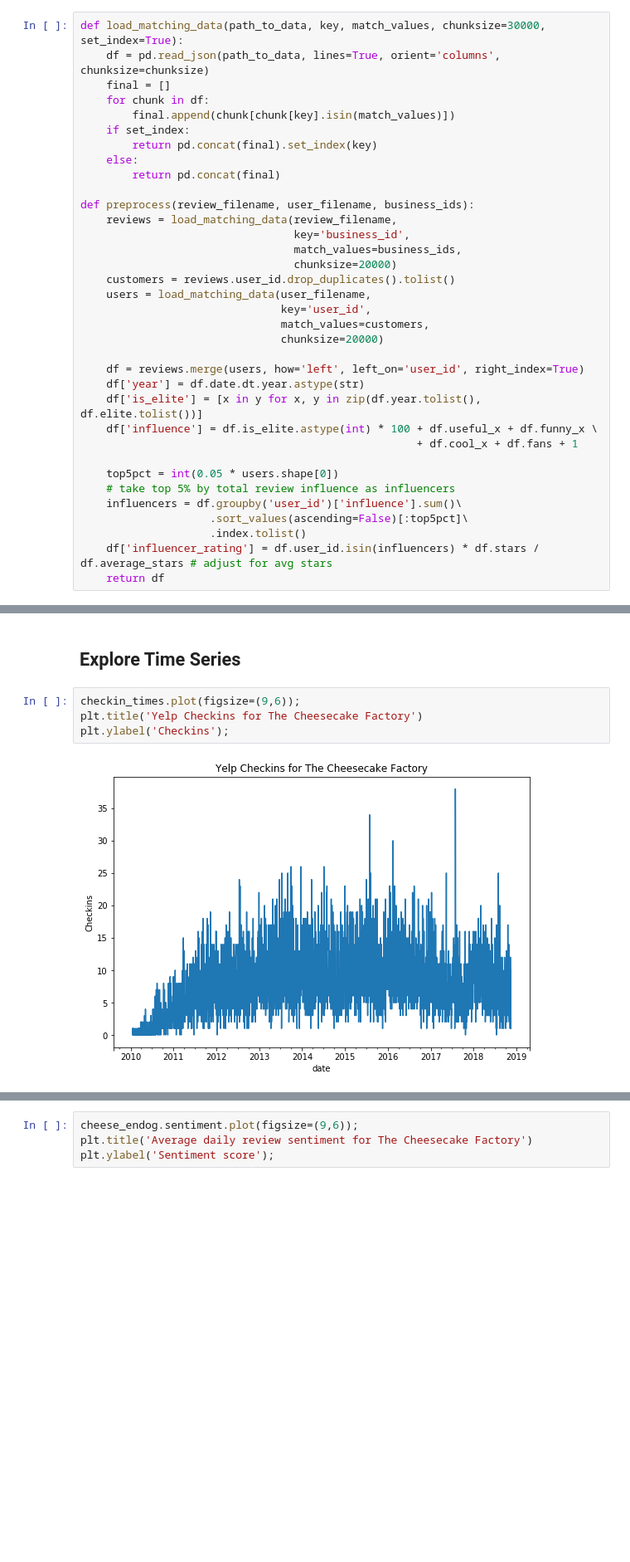
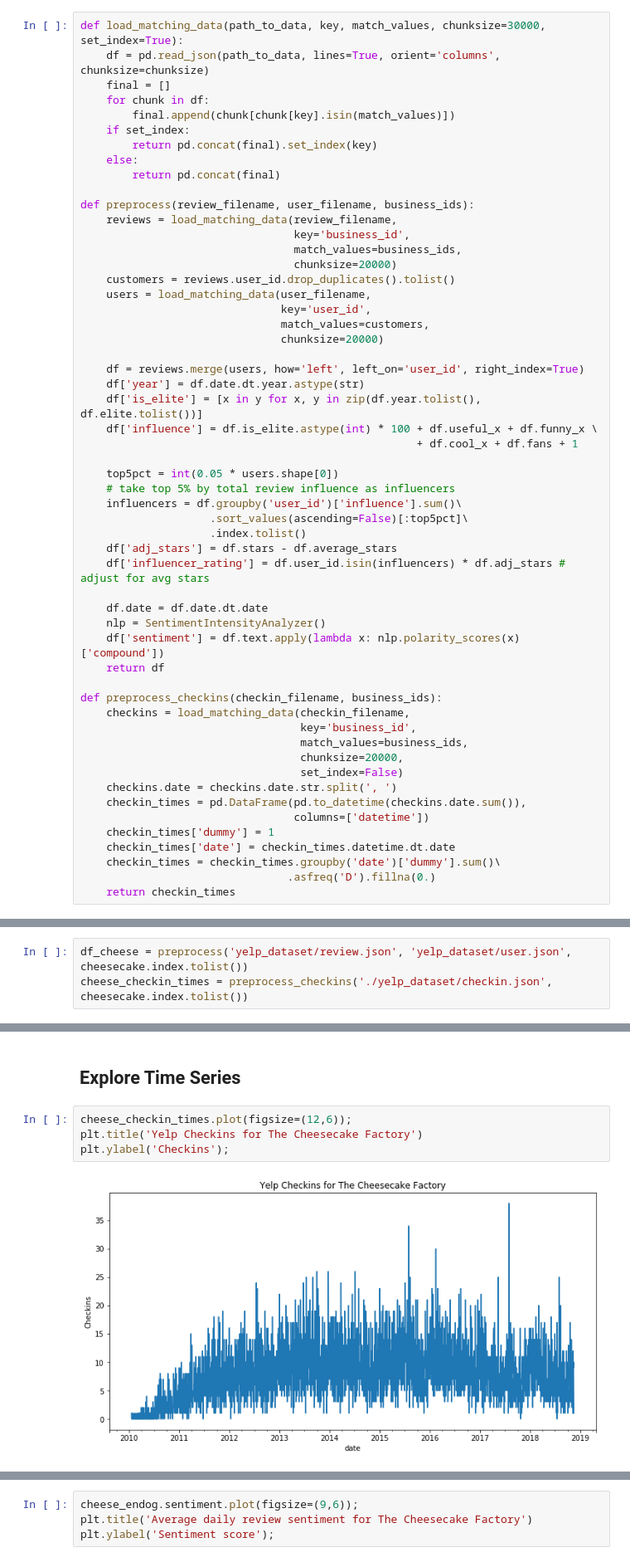
Before and after one commit to leeyenter/bt4014-yelp, a Jupyter notebook: VAR - HJ.ipynb, the cells around one changed output, grey strips where cells are left out. Shown at 83% size. Saved outputs shown, nothing was run; the diff lists cells and outputs as text; blank space fills up the shorter version.

```diff
--- a/VAR - HJ.ipynb
+++ b/VAR - HJ.ipynb
@@ -38,8 +37,28 @@ def preprocess(review_filename, user_filename, business_ids):
     influencers = df.groupby('user_id')['influence'].sum()\
                     .sort_values(ascending=False)[:top5pct]\
                     .index.tolist()
-    df['influencer_rating'] = df.user_id.isin(influencers) * df.stars / df.average_stars # adjust for avg stars
+    df['adj_stars'] = df.stars - df.average_stars
+    df['influencer_rating'] = df.user_id.isin(influencers) * df.adj_stars # adjust for avg stars
+
+    df.date = df.date.dt.date
+    nlp = SentimentIntensityAnalyzer()
+    df['sentiment'] = df.text.apply(lambda x: nlp.polarity_scores(x)['compound'])
     return df
+
+def preprocess_checkins(checkin_filename, business_ids):
+    checkins = load_matching_data(checkin_filename,
+                                  key='business_id',
+                                  match_values=business_ids,
+                                  chunksize=20000,
+                                  set_index=False)
+    checkins.date = checkins.date.str.split(', ')
+    checkin_times = pd.DataFrame(pd.to_datetime(checkins.date.sum()),
+                                 columns=['datetime'])
+    checkin_times['dummy'] = 1
+    checkin_times['date'] = checkin_times.datetime.dt.date
+    checkin_times = checkin_times.groupby('date')['dummy'].sum()\
+                                .asfreq('D').fillna(0.)
+    return checkin_times
 # %% [markdown]
 # EDA
 
@@ -739,3 +546,6 @@ checkins.date = checkins.date.str.split(', ')
+# %%
+df_cheese = preprocess('yelp_dataset/review.json', 'yelp_dataset/user.json', cheesecake.index.tolist())
+cheese_checkin_times = preprocess_checkins('./yelp_dataset/checkin.json', cheesecake.index.tolist())
 # %%
 pd.to_datetime(checkins.date.sum()).dayofweek.value_counts() # sat and sun top
 # %% [output]
@@ -776,8 +580,8 @@ checkin_times = checkin_times.groupby('date')['dummy'].sum()\
 # %% [markdown]
 ## Explore Time Series
 # %%
-checkin_times.plot(figsize=(9,6));
+cheese_checkin_times.plot(figsize=(12,6));
 plt.title('Yelp Checkins for The Cheesecake Factory')
 plt.ylabel('Checkins');
 # %% [output]
-[figure, old version]
+[figure, new version]
```
Also changed, not shown: parts of 127 cells of this notebook.
